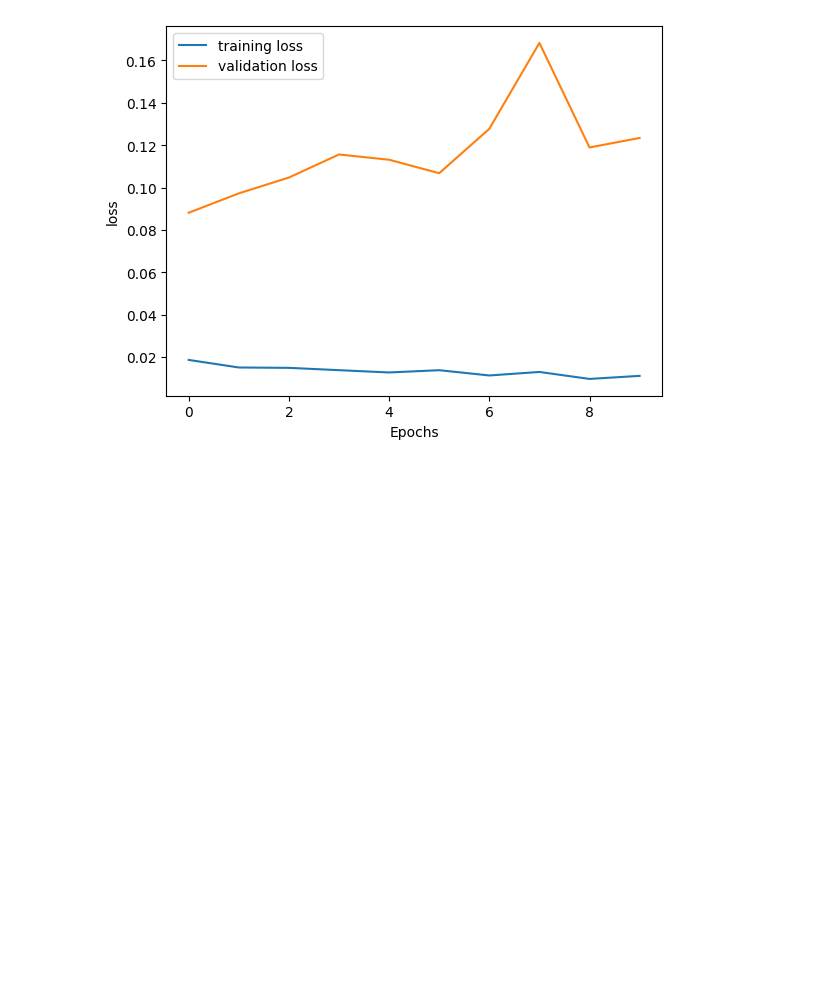
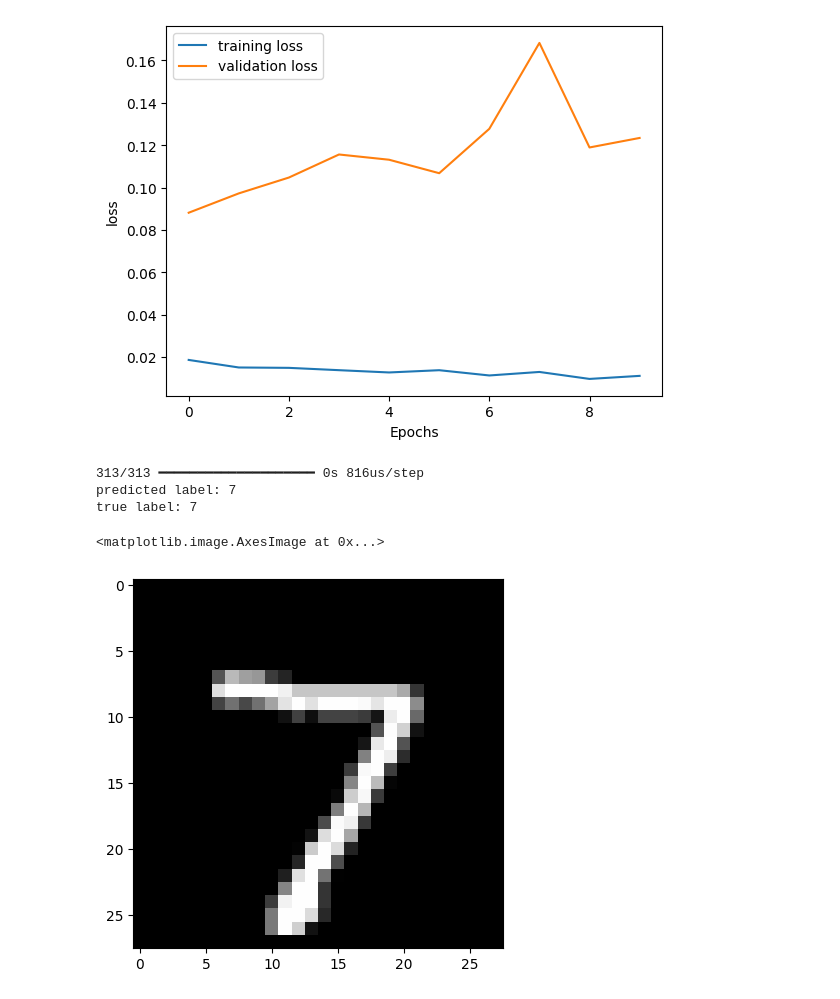
Before and after one commit to cmd-cosmos/learning, a Jupyter notebook: fun-programs/ai-ml/mnist_nn.ipynb, the cells around one changed output. Drawn from its saved outputs; the diff is of its cells as text; code cells hidden in the pictures; blank space fills up the shorter version.

Commit message:
added predictions

```diff
--- a/fun-programs/ai-ml/mnist_nn.ipynb
+++ b/fun-programs/ai-ml/mnist_nn.ipynb
@@ -148,3 +148,16 @@ plt.legend()
 # %% [output]
 <matplotlib.legend.Legend at 0x...>
 [figure]
+# %%
+predictions = model.predict(x_test)
+
+print(f"predicted label: {np.argmax(predictions[0])}")
+print(f"true label: {np.argmax(y_test[0])}")
+
+plt.imshow(x_test[0].reshape(28,28), cmap='gray')
+# %% [output]
+313/313 ━━━━━━━━━━━━━━━━━━━━ 0s 816us/step
+predicted label: 7
+true label: 7
+<matplotlib.image.AxesImage at 0x...>
+[figure, added]
```
